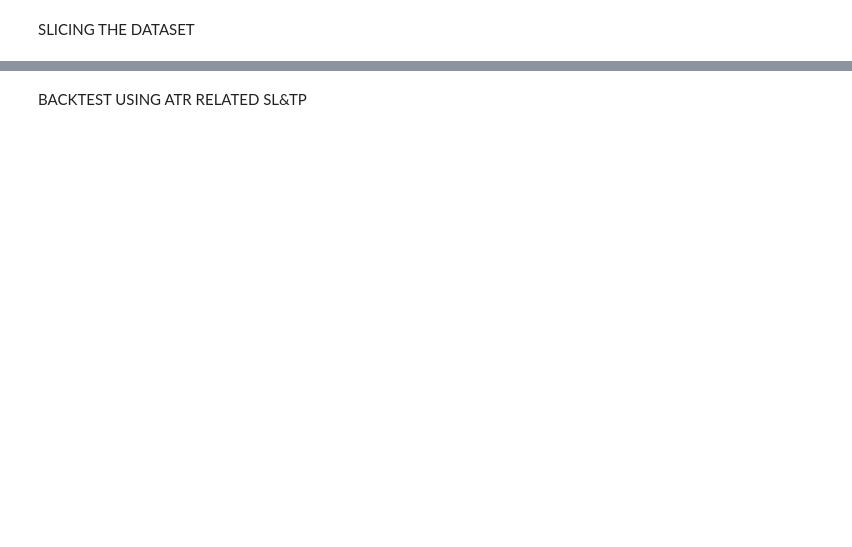
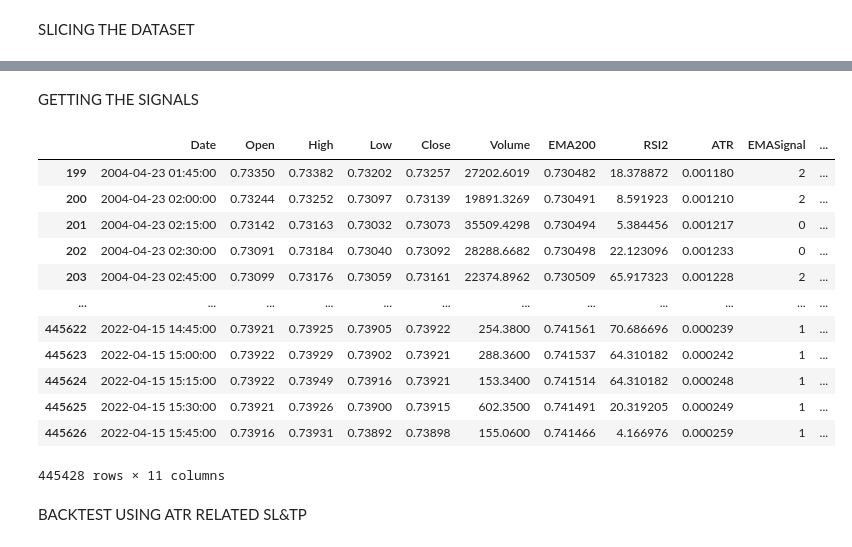
Before and after one commit to samueltg92/ALGORITHMIC-TRADING-PROJECTS, a Jupyter notebook: backtesting strategies/Backtesting.py/MA_RSI_15m_2004-2022.ipynb, the cells around one changed output, grey strips where cells are left out. Cells and saved outputs as stored; diff of their text form; code cells hidden in the pictures; blank space fills up the shorter version.

Commit message:
modified ma_rsi strategy using signal columns

```diff
--- a/backtesting strategies/Backtesting.py/MA_RSI_15m_2004-2022.ipynb
+++ b/backtesting strategies/Backtesting.py/MA_RSI_15m_2004-2022.ipynb
@@ -35,0 +37,9 @@ df
+# %%
+ema_period = 200
+rsi_period = 2
+atr_period = 14
+
+df['EMA200'] = ta.ema(df.Close, length = ema_period)
+df['RSI2'] = ta.rsi(df.Close, length = rsi_period)
+df['ATR'] = ta.atr(df.High, df.Low, df.Close, length = atr_period)
+df.dropna()
@@ -58,0 +69,53 @@ df40.dropna()
+# %% [markdown]
+GETTING THE SIGNALS
+# %%
+emasignal = [0] * len(df)
+backcandles = 8
+
+for row in range(backcandles-1, len(df)):
+    upt = 1
+    dnt = 1
+    for i in range(row-backcandles, row+1):
+        if df.High[row] >= df.EMA200[row]:
+            dnt = 0
+        if df.Low[row] <= df.EMA200[row]:
+            upt = 0
+
+    if upt == 1 and dnt == 1:
+        emasignal[row] = 3
+    elif upt == 1:
+        emasignal[row] = 2
+    elif dnt == 1:
+        emasignal[row] = 1
+
+df['EMASignal'] = emasignal
+
+# Considering RSI and creating a total Signal
+TotalSignal = [0] * len(df)
+
+for row in range(0, len(df)):
+    TotalSignal[row] = 0
+
+    if df.EMASignal[row] == 1 and df.RSI2[row] >= 90:
+        TotalSignal[row] = 1
+
+    if df.EMASignal[row] == 2 and df.RSI2[row] <= 10:
+        TotalSignal[row] = 2
+
+df['TotalSignal'] = TotalSignal
+df.dropna(inplace=True)
+df
+# %% [output]
+|  | Date | Open | High | Low | Close | Volume | EMA200 | RSI2 | ATR | EMASignal | ... |
+| 199 | 2004-04-23 01:45:00 | 0.73350 | 0.73382 | 0.73202 | 0.73257 | 27202.6019 | 0.730482 | 18.378872 | 0.001180 | 2 | ... |
+| 200 | 2004-04-23 02:00:00 | 0.73244 | 0.73252 | 0.73097 | 0.73139 | 19891.3269 | 0.730491 | 8.591923 | 0.001210 | 2 | ... |
+| 201 | 2004-04-23 02:15:00 | 0.73142 | 0.73163 | 0.73032 | 0.73073 | 35509.4298 | 0.730494 | 5.384456 | 0.001217 | 0 | ... |
+| 202 | 2004-04-23 02:30:00 | 0.73091 | 0.73184 | 0.73040 | 0.73092 | 28288.6682 | 0.730498 | 22.123096 | 0.001233 | 0 | ... |
+| 203 | 2004-04-23 02:45:00 | 0.73099 | 0.73176 | 0.73059 | 0.73161 | 22374.8962 | 0.730509 | 65.917323 | 0.001228 | 2 | ... |
+| ... | ... | ... | ... | ... | ... | ... | ... | ... | ... | ... | ... |
+| 445622 | 2022-04-15 14:45:00 | 0.73921 | 0.73925 | 0.73905 | 0.73922 | 254.3800 | 0.741561 | 70.686696 | 0.000239 | 1 | ... |
+| 445623 | 2022-04-15 15:00:00 | 0.73922 | 0.73929 | 0.73902 | 0.73921 | 288.3600 | 0.741537 | 64.310182 | 0.000242 | 1 | ... |
+| 445624 | 2022-04-15 15:15:00 | 0.73922 | 0.73949 | 0.73916 | 0.73921 | 153.3400 | 0.741514 | 64.310182 | 0.000248 | 1 | ... |
+| 445625 | 2022-04-15 15:30:00 | 0.73921 | 0.73926 | 0.73900 | 0.73915 | 602.3500 | 0.741491 | 20.319205 | 0.000249 | 1 | ... |
+| 445626 | 2022-04-15 15:45:00 | 0.73916 | 0.73931 | 0.73892 | 0.73898 | 155.0600 | 0.741466 | 4.166976 | 0.000259 | 1 | ... |
+445428 rows × 11 columns
```
Also changed, not shown: parts of 9 cells of this notebook, 1 other file.
